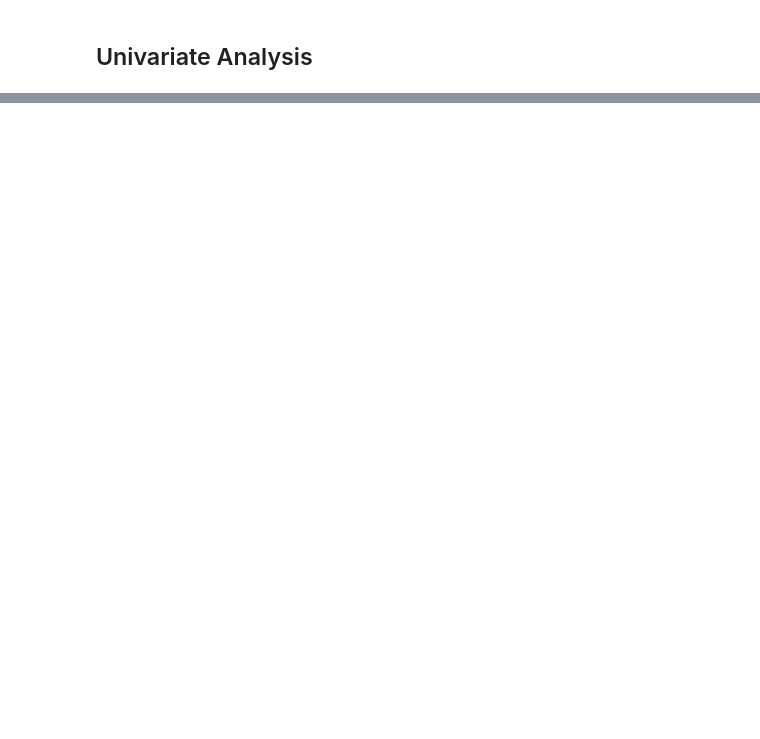
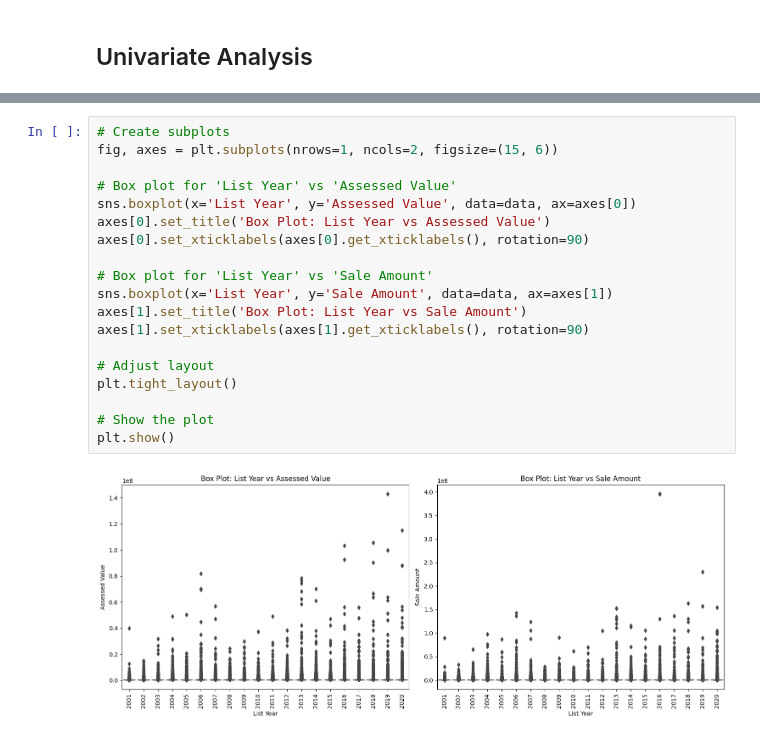
Before and after one commit to vinaykumargummadi/CTREA-Dynamics, a Jupyter notebook: notebooks/EDA.ipynb, the cells around one changed output, grey strips where cells are left out. Drawn from its saved outputs; the diff is of its cells as text; blank space fills up the shorter version.

```diff
--- a/notebooks/EDA.ipynb
+++ b/notebooks/EDA.ipynb
@@ -90,0 +165,21 @@ plt.show()
+# %%
+# Create subplots
+fig, axes = plt.subplots(nrows=1, ncols=2, figsize=(15, 6))
+
+# Box plot for 'List Year' vs 'Assessed Value'
+sns.boxplot(x='List Year', y='Assessed Value', data=data, ax=axes[0])
+axes[0].set_title('Box Plot: List Year vs Assessed Value')
+axes[0].set_xticklabels(axes[0].get_xticklabels(), rotation=90)
+
+# Box plot for 'List Year' vs 'Sale Amount'
+sns.boxplot(x='List Year', y='Sale Amount', data=data, ax=axes[1])
+axes[1].set_title('Box Plot: List Year vs Sale Amount')
+axes[1].set_xticklabels(axes[1].get_xticklabels(), rotation=90)
+
+# Adjust layout
+plt.tight_layout()
+
+# Show the plot
+plt.show()
+# %% [output]
+[figure, added]
```
Also changed, not shown: parts of 19 cells of this notebook, 2 other files.
